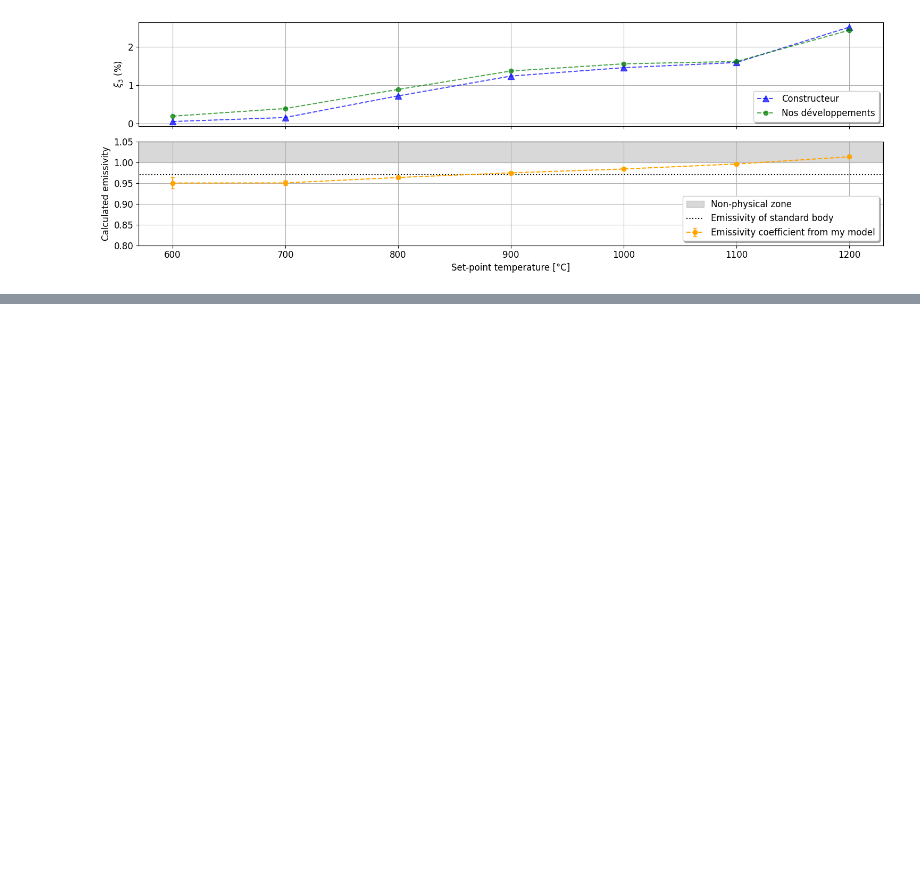
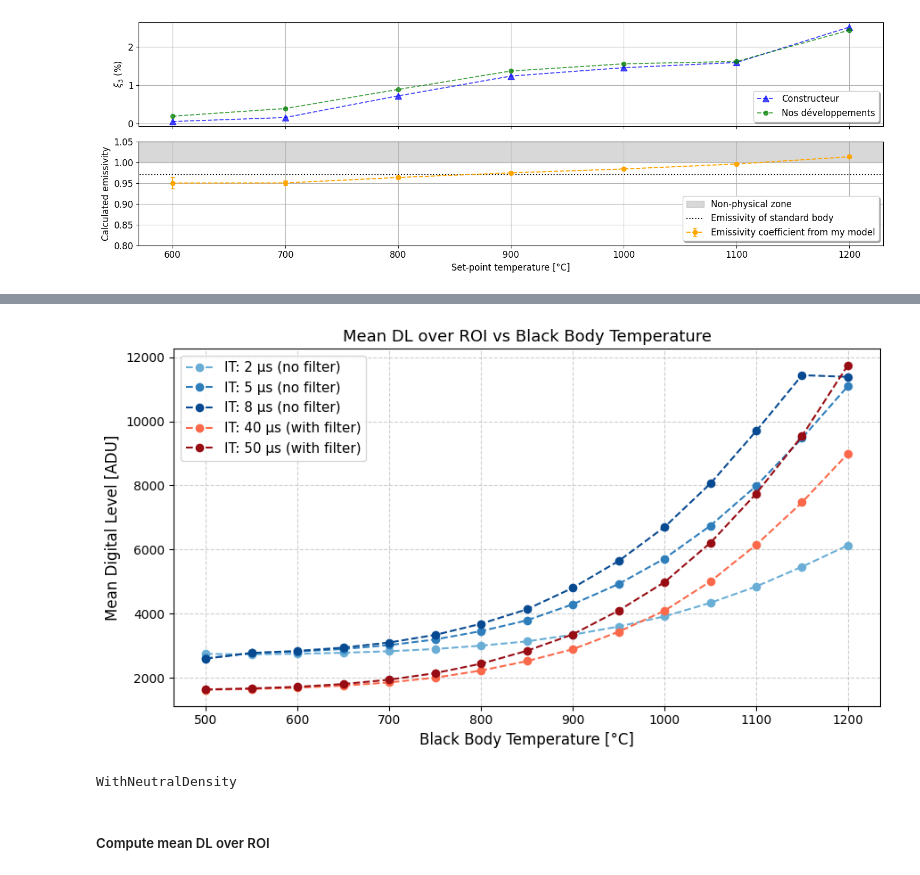
Before and after one commit to qdolle15/TherMIFASOL, a Jupyter notebook: TherMIFASOL/notebooks/devices_survey/calibration.ipynb, the cells around one changed output, grey strips where cells are left out. Drawn from its saved outputs; the diff is of its cells as text; code cells hidden in the pictures; blank space fills up the shorter version.

Commit message:
NUC + calibration notebook

```diff
--- a/TherMIFASOL/notebooks/devices_survey/calibration.ipynb
+++ b/TherMIFASOL/notebooks/devices_survey/calibration.ipynb
@@ -31,7 +136,7 @@ INFO = {}
 
 for T_BB_C in list_BB_temperature_C:
     str_data_file_name = os.path.join(
-        BASE_DIR, f"data/calibration/pyrometer/BB_cavity/CSVfiles/CN{T_BB_C}.csv"
+        BASE_DIR, f"data/calibration/pyrometer/BB_cavity_2/CSVfiles/CN{T_BB_C}.csv"
         )
     INFO[T_BB_C] = collect_data_pyrometer(csv_path=str_data_file_name)
 # %%
@@ -103,0 +232,13 @@ plt.show()
+# %%
+IT_asked = [2, 5, 8, 40, 50]
+save_results = True
+black_body_temperatures_C = np.array(
+    [500, 550, 600, 650, 700, 750, 800, 850, 900, 950, 1000, 1050, 1100, 1150, 1200]
+)
+Nb_BB_measurement = len(black_body_temperatures_C)
+
+# Map integration time to sub-path
+IT_to_subpath = {
+    (2, 5, 8): "WithoutNeutralDensity",
+    (40, 50): "WithNeutralDensity"
+}
@@ -103,0 +275,53 @@ plt.show()
+# %%
+# Group integration times
+group_1 = [2, 5, 8]       # Without filter → blue shades
+group_2 = [40, 50]        # With filter → red shades
+
+# Define color maps
+colors_1 = plt.cm.Blues(np.linspace(0.5, 0.9, len(group_1)))
+colors_2 = plt.cm.Reds(np.linspace(0.5, 0.9, len(group_2)))
+
+# Plotting
+plt.figure(figsize=(9, 5))
+
+# Plot group 1
+for i, it in enumerate(group_1):
+    plt.plot(
+        black_body_temperatures_C, roi_results[it],
+        'o--', color=colors_1[i], label=f'IT: {it} µs (no filter)'
+    )
+
+# Plot group 2
+for i, it in enumerate(group_2):
+    plt.plot(
+        black_body_temperatures_C, roi_results[it],
+        'o--', color=colors_2[i], label=f'IT: {it} µs (with filter)'
+    )
+
+# Labels and legend
+plt.title("Mean DL over ROI vs Black Body Temperature", fontsize=13)
+plt.xlabel("Black Body Temperature [°C]", fontsize=12)
+plt.ylabel("Mean Digital Level [ADU]", fontsize=12)
+plt.grid(True, linestyle='--', alpha=0.6)
+plt.legend(fontsize=11)
+plt.tight_layout()
+plt.show()
+# %% [output]
+[figure, added]
+# %%
+# Integration times and selected working IT
+IT = 40  # µs
+
+# Determine sub-path
+sub_path = None
+for valid_group, path in IT_to_subpath.items():
+    if IT in valid_group:
+        sub_path = path
+        break
+
+if sub_path is None:
+    raise ValueError(f"Unsupported integration time: {IT}")
+
+print(sub_path)
+# %% [output]
+WithNeutralDensity
@@ -103,0 +356,2 @@ plt.show()
+# %% [markdown]
+##### Compute mean DL over ROI
```
Also changed, not shown: parts of 15 cells of this notebook, 7 other files.
